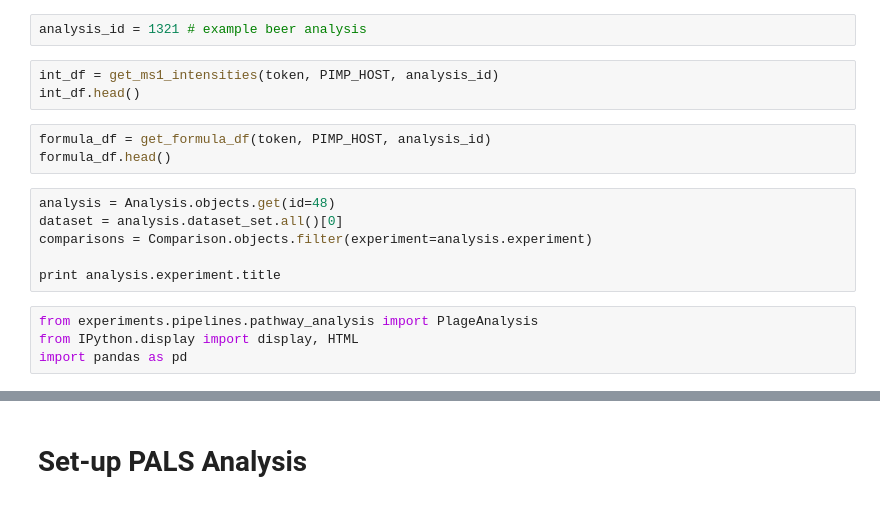
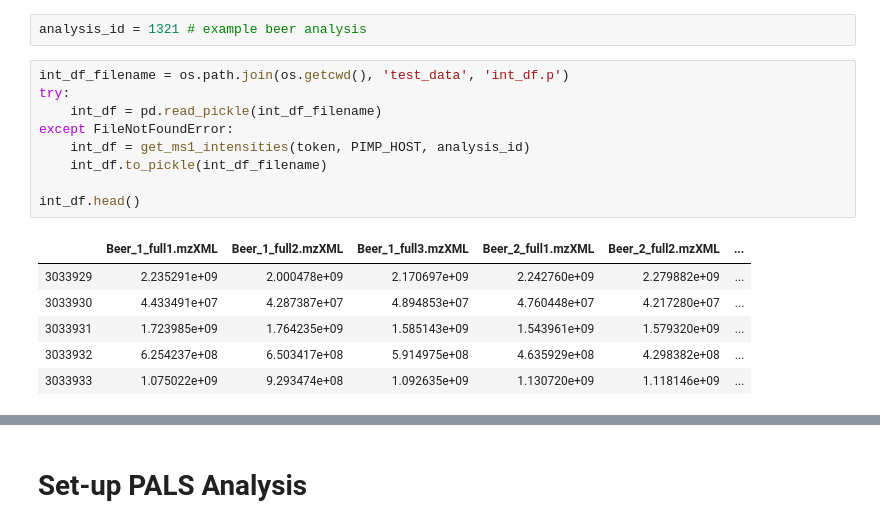
Before and after one commit to glasgowcompbio/PALS, a Jupyter notebook: notebooks/pals_demo.ipynb, the cells around one changed output, grey strips where cells are left out. Drawn from its saved outputs; the diff is of its cells as text.

```diff
--- a/notebooks/pals_demo.ipynb
+++ b/notebooks/pals_demo.ipynb
@@ -24,19 +28,19 @@ Assume token is stored in environmental variable *PIMP_API_TOKEN*
 token = get_pimp_API_token_from_env()
 # %%
 analysis_id = 1321 # example beer analysis
-# %%
-int_df = get_ms1_intensities(token, PIMP_HOST, analysis_id)
-int_df.head()
-# %%
-formula_df = get_formula_df(token, PIMP_HOST, analysis_id)
-formula_df.head()
-# %%
-analysis = Analysis.objects.get(id=48)
-dataset = analysis.dataset_set.all()[0]
-comparisons = Comparison.objects.filter(experiment=analysis.experiment)
-
-print analysis.experiment.title
-# %%
-from experiments.pipelines.pathway_analysis import PlageAnalysis
-from IPython.display import display, HTML
-import pandas as pd
+# %%
+int_df_filename = os.path.join(os.getcwd(), 'test_data', 'int_df.p')
+try:
+    int_df = pd.read_pickle(int_df_filename)
+except FileNotFoundError:
+    int_df = get_ms1_intensities(token, PIMP_HOST, analysis_id)
+    int_df.to_pickle(int_df_filename)
+
+int_df.head()
+# %% [output]
+|  | Beer_1_full1.mzXML | Beer_1_full2.mzXML | Beer_1_full3.mzXML | Beer_2_full1.mzXML | Beer_2_full2.mzXML | ... |
+| 3033929 | 2.235291e+09 | 2.000478e+09 | 2.170697e+09 | 2.242760e+09 | 2.279882e+09 | ... |
+| 3033930 | 4.433491e+07 | 4.287387e+07 | 4.894853e+07 | 4.760448e+07 | 4.217280e+07 | ... |
+| 3033931 | 1.723985e+09 | 1.764235e+09 | 1.585143e+09 | 1.543961e+09 | 1.579320e+09 | ... |
+| 3033932 | 6.254237e+08 | 6.503417e+08 | 5.914975e+08 | 4.635929e+08 | 4.298382e+08 | ... |
+| 3033933 | 1.075022e+09 | 9.293474e+08 | 1.092635e+09 | 1.130720e+09 | 1.118146e+09 | ... |
```
Also changed, not shown: parts of 26 cells of this notebook, 8 other files.
